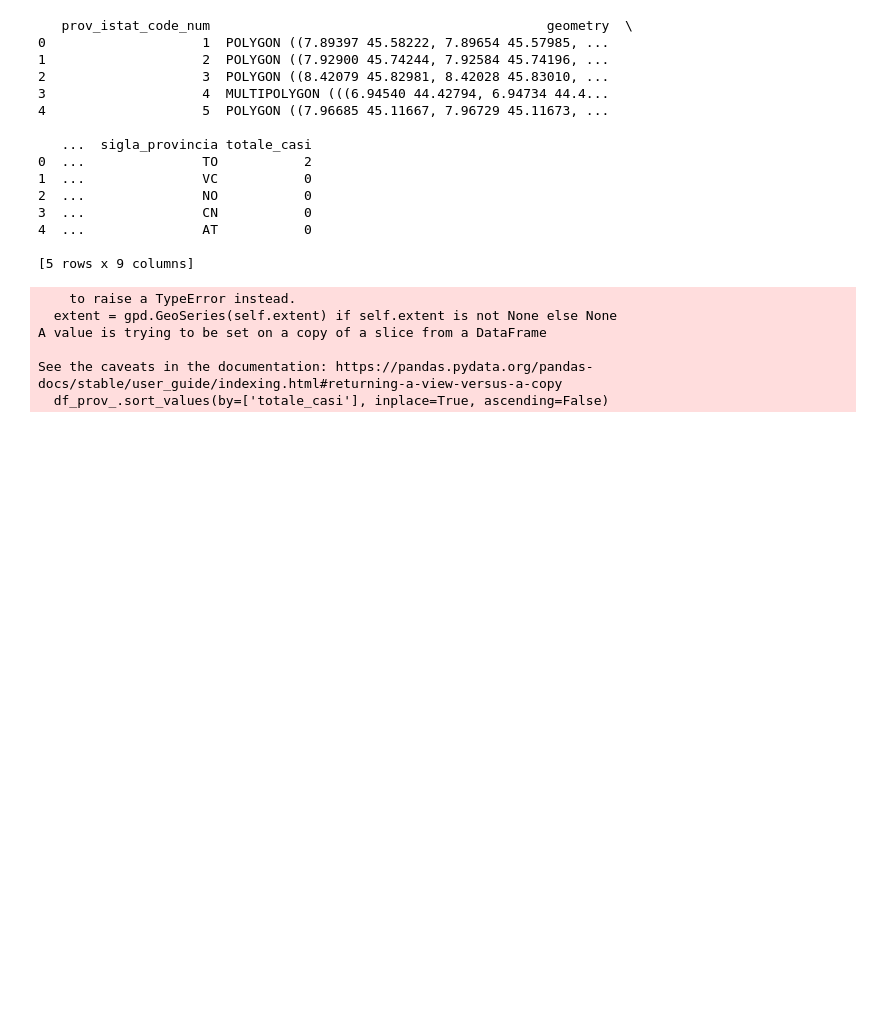
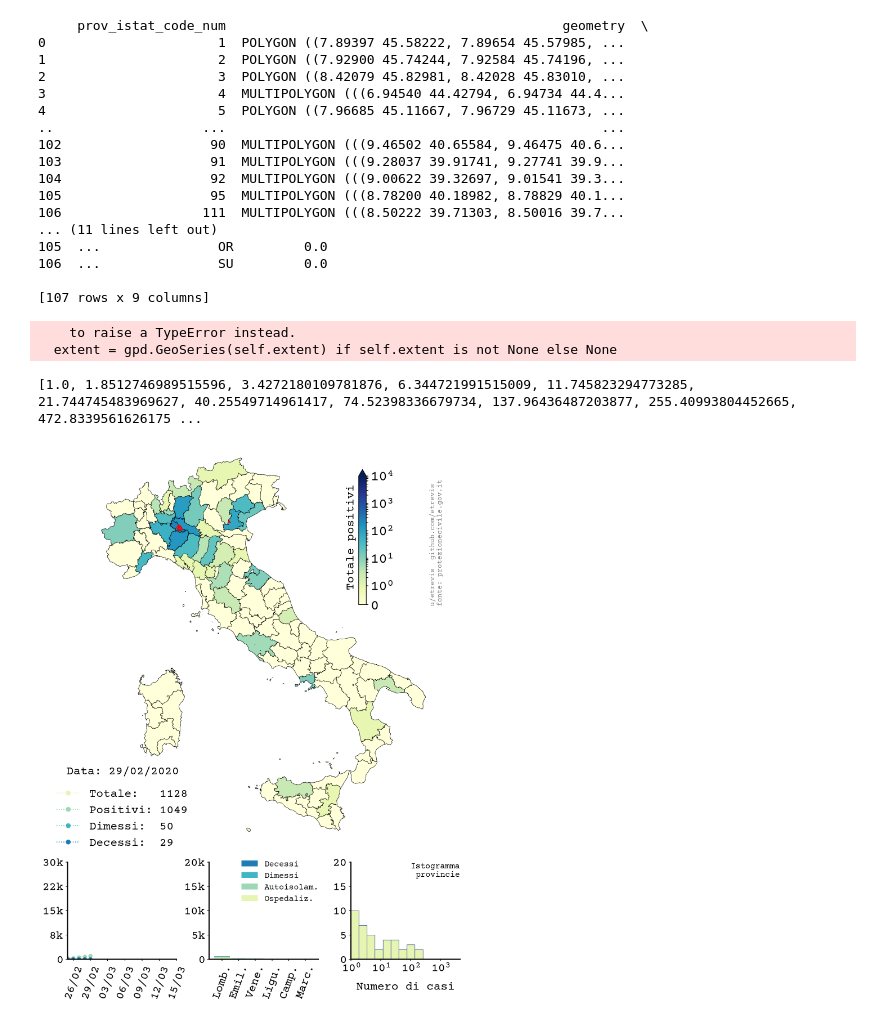
Before and after one commit to etrevis/DB-and-Visuals-Covid-19-, a Jupyter notebook: Maps_notebook.ipynb, the cells around one changed output. Drawn from its saved outputs; the diff is of its cells as text; code cells hidden in the pictures; blank space fills up the shorter version.

```diff
--- a/Maps_notebook.ipynb
+++ b/Maps_notebook.ipynb
@@ -63,23 +73,25 @@ def get_daily_df(index, dataframe):
     return data_merged
 
 df_new = get_daily_df(date_list[2], df)
-print(df_new.head())
+print(df_new)
 # %% [output]
-   prov_istat_code_num                                           geometry  \
-0                    1  POLYGON ((7.89397 45.58222, 7.89654 45.57985, ...
-1                    2  POLYGON ((7.92900 45.74244, 7.92584 45.74196, ...
-2                    3  POLYGON ((8.42079 45.82981, 8.42028 45.83010, ...
-3                    4  MULTIPOLYGON (((6.94540 44.42794, 6.94734 44.4...
-4                    5  POLYGON ((7.96685 45.11667, 7.96729 45.11673, ...
+     prov_istat_code_num                                           geometry  \
+0                      1  POLYGON ((7.89397 45.58222, 7.89654 45.57985, ...
+1                      2  POLYGON ((7.92900 45.74244, 7.92584 45.74196, ...
+2                      3  POLYGON ((8.42079 45.82981, 8.42028 45.83010, ...
+3                      4  MULTIPOLYGON (((6.94540 44.42794, 6.94734 44.4...
+4                      5  POLYGON ((7.96685 45.11667, 7.96729 45.11673, ...
+..                   ...                                                ...
+102                   90  MULTIPOLYGON (((9.46502 40.65584, 9.46475 40.6...
+103                   91  MULTIPOLYGON (((9.28037 39.91741, 9.27741 39.9...
+104                   92  MULTIPOLYGON (((9.00622 39.32697, 9.01541 39.3...
+105                   95  MULTIPOLYGON (((8.78200 40.18982, 8.78829 40.1...
+106                  111  MULTIPOLYGON (((8.50222 39.71303, 8.50016 39.7...
+... (11 lines left out)
+105  ...               OR         0.0
+106  ...               SU         0.0
 
-   ...  sigla_provincia totale_casi
-0  ...               TO           2
-1  ...               VC           0
-2  ...               NO           0
-3  ...               CN           0
-4  ...               AT           0
-
-[5 rows x 9 columns]
+[107 rows x 9 columns]
 # %%
 def return_ylims(ylims):
     ymax = (divmod(ylims,10**(len(str(int(ylims)))-1))[0]+1)*10**(len(str(int(ylims)))-1) #fancy way of runding to the decade
@@ -260,11 +306,10 @@ labels_sz = 20
 norm = mpl.colors.SymLogNorm(linthresh=1,vmin=limits[0], vmax=limits[1])
 cmap = mpl.cm.ScalarMappable(norm=norm, cmap=map_col)
 # %%
-generate_pngs(12, date_list[12], date_list_re[12], df, df_ita, df_reg)
+date_to_check = 4
+generate_pngs(date_to_check, date_list[date_to_check], date_list_re[date_to_check], df, df_ita, df_reg, df_map_rzones)
 # %% [output]
     to raise a TypeError instead.
   extent = gpd.GeoSeries(self.extent) if self.extent is not None else None
-A value is trying to be set on a copy of a slice from a DataFrame
-
-See the caveats in the documentation: https://pandas.pydata.org/pandas-docs/stable/user_guide/indexing.html#returning-a-view-versus-a-copy
-  df_prov_.sort_values(by=['totale_casi'], inplace=True, ascending=False)
+[1.0, 1.8512746989515596, 3.4272180109781876, 6.344721991515009, 11.745823294773285, 21.744745483969627, 40.25549714961417, 74.52398336679734, 137.96436487203877, 255.40993804452665, 472.8339561626175 ...
+[figure, added]
```
Also changed, not shown: parts of 4 cells of this notebook, 6 other files.
